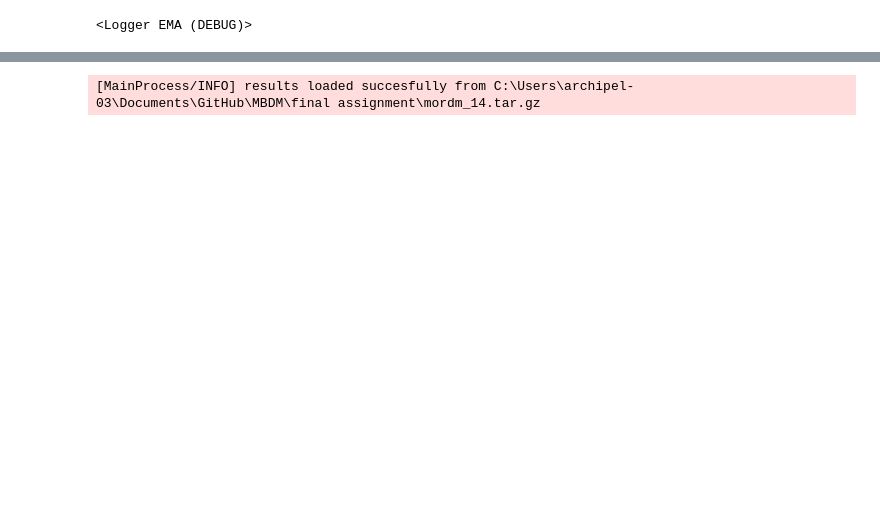
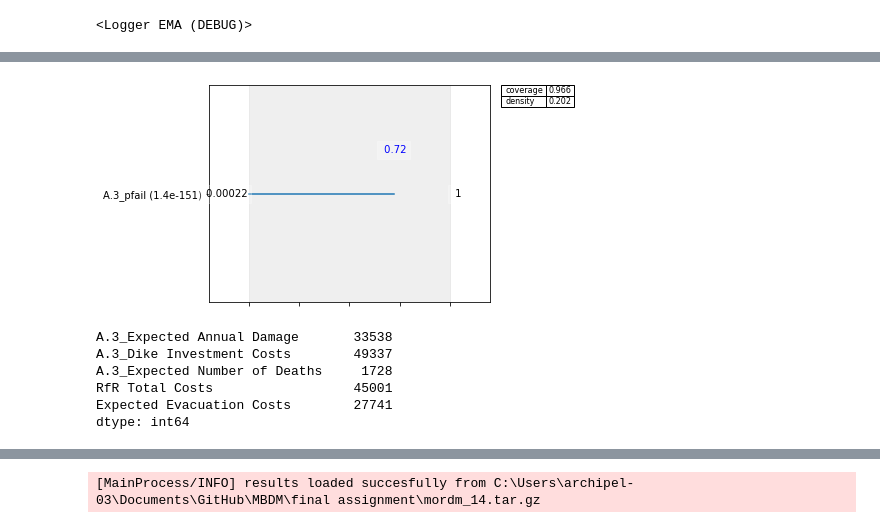
Before and after one commit to tamarvooijs/MBDM, a Jupyter notebook: final assignment/Multi-Scen MORDM Laszlo.ipynb, the cells around one changed output, grey strips where cells are left out. Cells and saved outputs as stored; diff of their text form; code cells hidden in the pictures; blank space fills up the shorter version.

```diff
--- a/final assignment/Multi-Scen MORDM Laszlo.ipynb
+++ b/final assignment/Multi-Scen MORDM Laszlo.ipynb
@@ -30,0 +152,16 @@ dike_model, planning_steps = get_model_for_problem_formulation(6)
+# %%
+box1.inspect(30, style='graph')
+plt.show()
+# %% [output]
+[figure, added]
+# %%
+data = data.loc[:, ['A.3_Expected Annual Damage', 'A.3_Dike Investment Costs', 'A.3_Expected Number of Deaths',
+                       'RfR Total Costs', 'Expected Evacuation Costs']]
+print(data.idxmin())
+# %% [output]
+A.3_Expected Annual Damage       33538
+A.3_Dike Investment Costs        49337
+A.3_Expected Number of Deaths     1728
+RfR Total Costs                  45001
+Expected Evacuation Costs        27741
+dtype: int64
```
Also changed, not shown: parts of 24 cells of this notebook, 6 other files.
